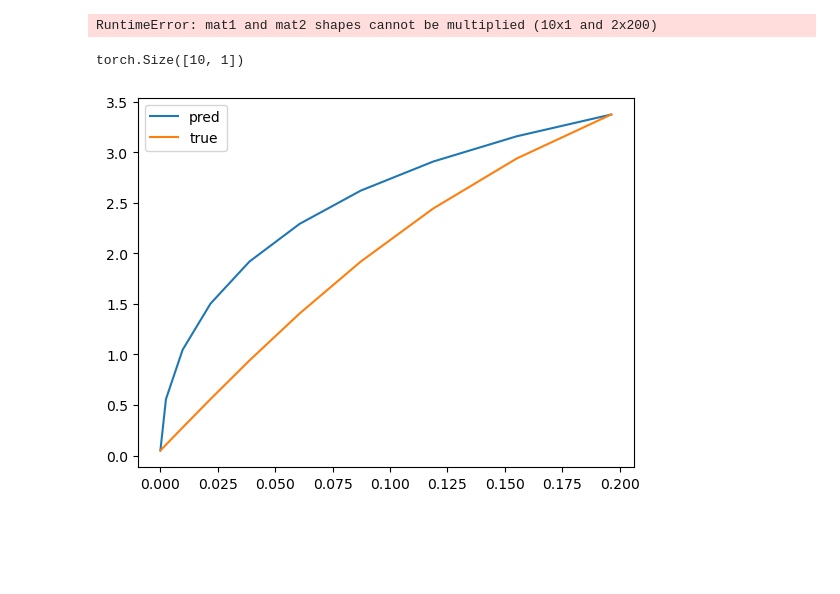
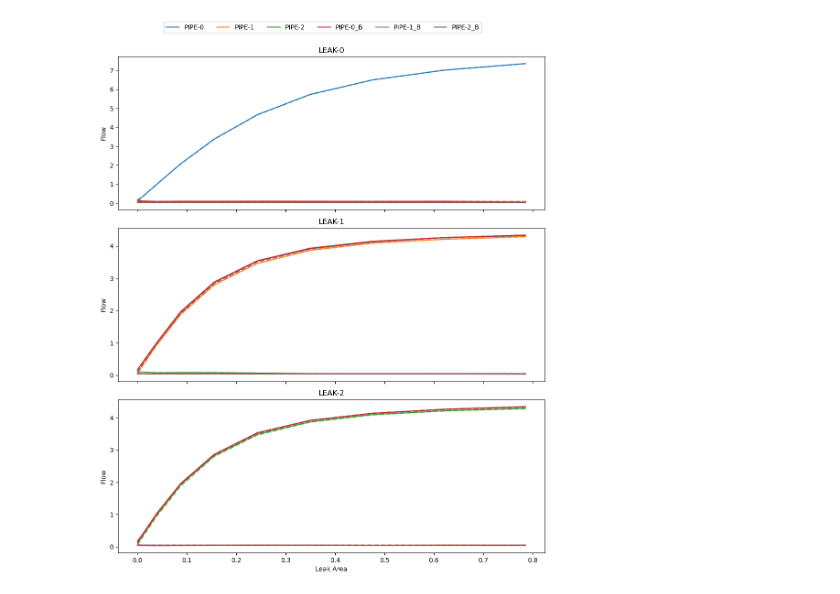
Before and after one commit to johanslettengren/synthetic-anomaly-generation, a Jupyter notebook: static-modelling/WNTR.ipynb, the cells around one changed output. Drawn from its saved outputs; the diff is of its cells as text; code cells hidden in the pictures; blank space fills up the shorter version.

```diff
--- a/static-modelling/WNTR.ipynb
+++ b/static-modelling/WNTR.ipynb
@@ -65,0 +34,3 @@ import torch
+# %%
+for i, pn in enumerate(pipe_names):
+    base_wn = wntr.morph.split_pipe(base_wn, pn, pn + '_B', f'LEAK-{i}')
@@ -240,2 +193,2 @@ tensor([100., 100.])
 # %%
-torch.linalg.inv(A0.T)
+inv = torch.linalg.inv(A0.T)
@@ -271,5 +217,5 @@ tensor([[-1.,  1.],
 # %%
 model = Model(model_params, net_params)
-model.train(iterations=100000, print_interval=1000)
+model.train(iterations=50000, print_interval=1000)
 # %% [output]
 step       loss       e1          e2
@@ -379,26 +238,47 @@ plt.show()
-# %%
-A = torch.linspace(0, leak_areas.max(), 10).reshape(-1, 1)
-H = model.net(A)  # Predicted pressure at JUNCTION-0
-
-A = A.detach()
-
-plt.plot(leak_areas, H.detach().flatten(), label='pred')
-plt.plot(leak_areas, pressure_values, label='true')
-plt.legend()
-plt.show()
-# %% [output]
-RuntimeError: mat1 and mat2 shapes cannot be multiplied (10x1 and 2x200)
-# %%
-hL = B @ S - model.mv(A0.T, H)
-print(H.shape)
-
-
-q = torch.sign(hL) * (torch.abs(hL) * C**(1.852) * d**(4.871) / 10.667 / L)**(1 / 1.852)
-
-plt.plot(leak_areas, q.detach().flatten(), label='pred')
-plt.plot(leak_areas, flow_values, label='true')
-plt.legend()
-plt.show()
-# %% [output]
-torch.Size([10, 1])
-[figure, removed]
+# %%
+
+true_df = flow_df.drop(columns=['Leak Area'])
+
+fig, axs = plt.subplots(num_pipes, 1, figsize=(10, 4 * num_pipes), sharex=True)
+axs = np.atleast_1d(axs)
+
+# Only store legend handles/labels once
+legend_handles = []
+
+for i in range(num_pipes):
+    a = torch.zeros((n_samples, num_pipes))
+    a[:,i] = torch.tensor(leak_areas, dtype=torch.float32)
+    q = model.net(a).detach().numpy()
+
+    true_df = flow_df[flow_df['Leak Node ID'] == f'LEAK-{i}'].drop(columns=['Leak Node ID'])
+    true = true_df.drop(columns=['Leak Area']).to_numpy()
+    pipe_names = list(flow_df.columns[2:])
+
+    q_df = pd.DataFrame(q, columns=pipe_names)
+    error_df = pd.DataFrame((q - true) / true, columns=pipe_names)
+    q_df.insert(0, 'Leak Area', leak_areas)
+    error_df.insert(0, 'Leak Area', leak_areas)
+
+
+    ax = axs[i]
+
+    # Plot predicted values and collect handles/labels only once
+    for j, pipe in enumerate(pipe_names):
+        line, = ax.plot(q_df['Leak Area'], q_df[pipe], label=pipe)
+        if i == 0:  # Collect handles only from the first subplot
+            legend_handles.append(line)
+
+        # Plot ground truth as dashed, thick, semi-transparent line
+        ax.plot(true_df['Leak Area'], true_df[pipe], color=line.get_color(), linestyle='--', alpha=0.6, linewidth=2)
+
+    ax.set_title(f"LEAK-{i}")
+    ax.set_ylabel("Flow")
+
+axs[-1].set_xlabel("Leak Area")
+
+# Shared legend above all subplots
+fig.legend(handles=legend_handles, loc='upper center', ncol=len(pipe_names), bbox_to_anchor=(0.5, 1.02))
+fig.tight_layout(rect=[0, 0, 1, 0.98])  # Leave space for the legend
+plt.show()
+# %% [output]
+[figure, added]
```
Also changed, not shown: parts of 22 cells of this notebook, 9 other files.
